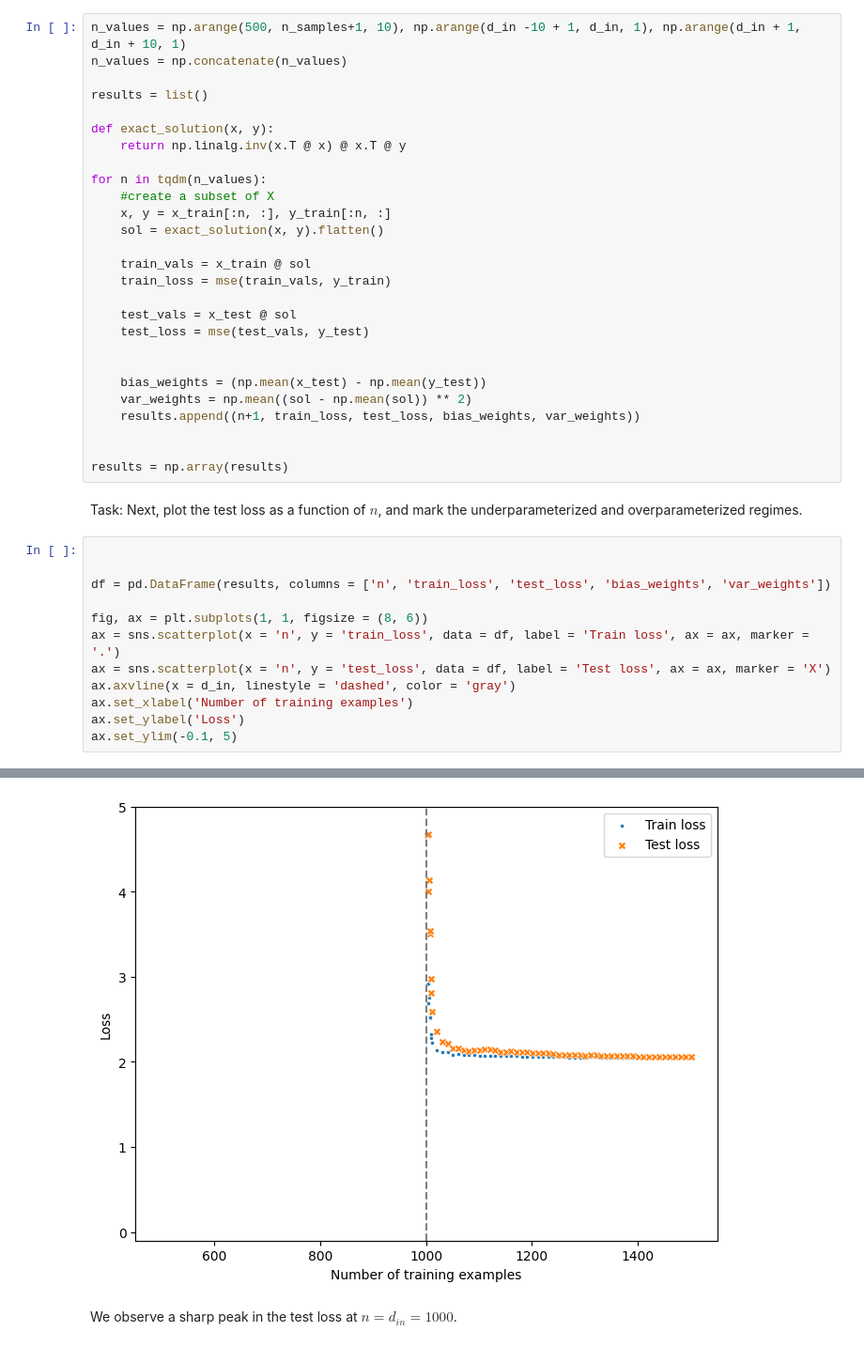
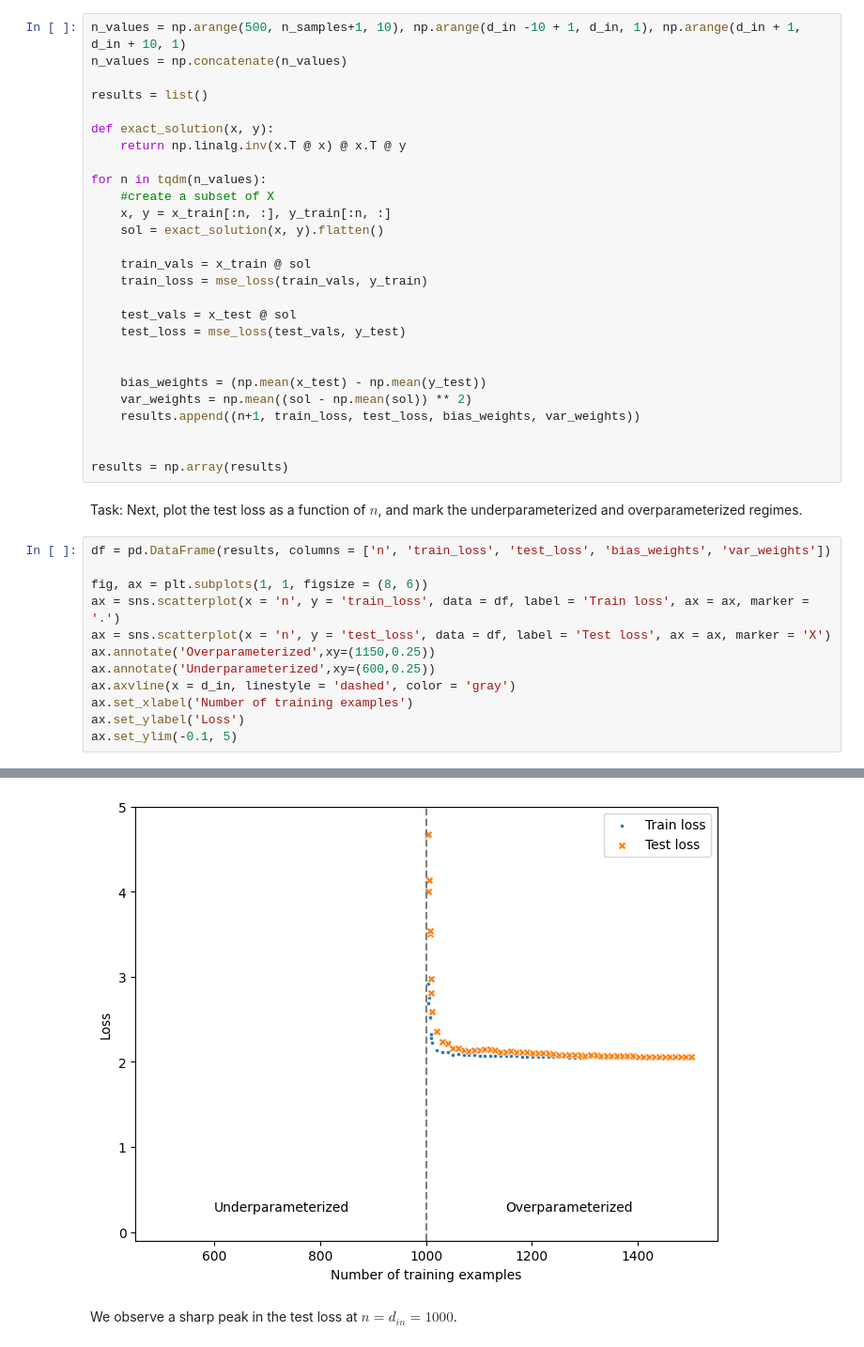
Before and after one commit to joshbgarfinkel/MachineLearning, a Jupyter notebook: Assinment 6 Numerical.ipynb, the cells around one changed output, grey strips where cells are left out. Shown at 94% size. Drawn from its saved outputs; the diff is of its cells as text.

```diff
--- a/Assinment 6 Numerical.ipynb
+++ b/Assinment 6 Numerical.ipynb
@@ -495,10 +495,10 @@ for n in tqdm(n_values):
     sol = exact_solution(x, y).flatten()
 
     train_vals = x_train @ sol
-    train_loss = mse(train_vals, y_train)
+    train_loss = mse_loss(train_vals, y_train)
 
     test_vals = x_test @ sol
-    test_loss = mse(test_vals, y_test)
+    test_loss = mse_loss(test_vals, y_test)
 
 
     bias_weights = (np.mean(x_test) - np.mean(y_test))
@@ -510,19 +510,19 @@ results = np.array(results)
 # %% [markdown]
 Task: Next, plot the test loss as a function of $n$, and mark the underparameterized and overparameterized regimes.
 # %%
-
-
 df = pd.DataFrame(results, columns = ['n', 'train_loss', 'test_loss', 'bias_weights', 'var_weights'])
 
 fig, ax = plt.subplots(1, 1, figsize = (8, 6))
 ax = sns.scatterplot(x = 'n', y = 'train_loss', data = df, label = 'Train loss', ax = ax, marker = '.')
 ax = sns.scatterplot(x = 'n', y = 'test_loss', data = df, label = 'Test loss', ax = ax, marker = 'X')
+ax.annotate('Overparameterized',xy=(1150,0.25))
+ax.annotate('Underparameterized',xy=(600,0.25))
 ax.axvline(x = d_in, linestyle = 'dashed', color = 'gray')
 ax.set_xlabel('Number of training examples')
 ax.set_ylabel('Loss')
 ax.set_ylim(-0.1, 5)
 # %% [output]
 (-0.1, 5.0)
-[figure, old version]
+[figure, new version]
 # %% [markdown]
 We observe a sharp peak in the test loss at $n=d_{in}= 1000$.
```
